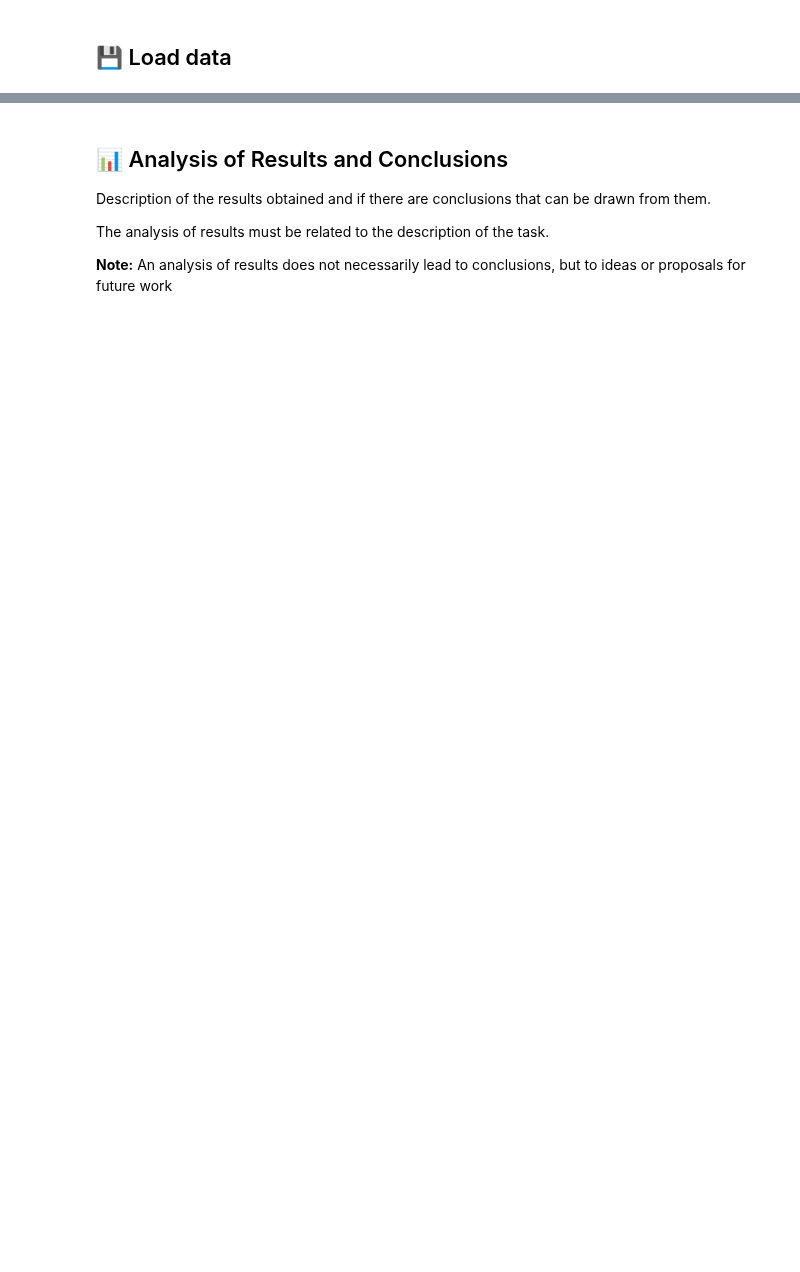
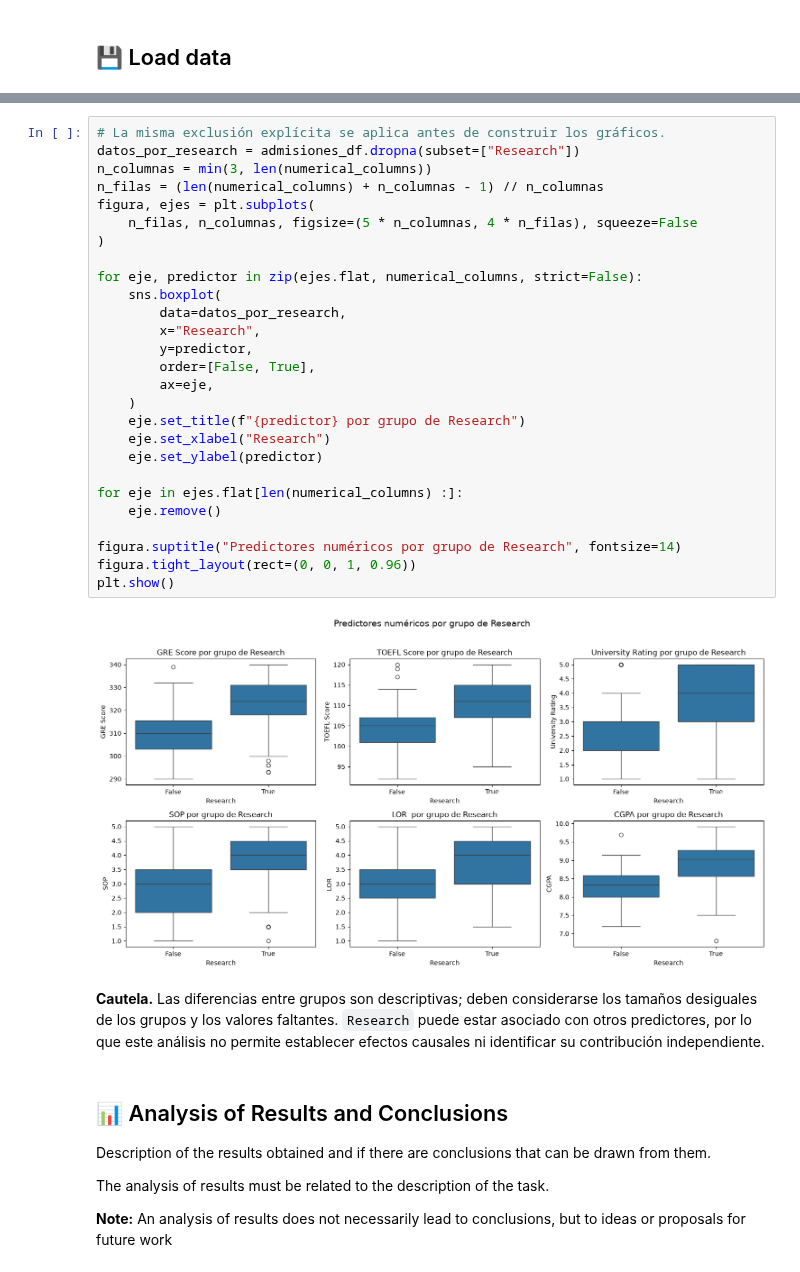
Before and after one commit to mangel477/Admisiones-predict-project, a Jupyter notebook: notebooks/3-analysis/03.Analisis-bivariable-MATR-2026-08-20.ipynb, the cells around one changed output, grey strips where cells are left out. Cells and saved outputs as stored; diff of their text form; blank space fills up the shorter version.

```diff
--- a/notebooks/3-analysis/03.Analisis-bivariable-MATR-2026-08-20.ipynb
+++ b/notebooks/3-analysis/03.Analisis-bivariable-MATR-2026-08-20.ipynb
@@ -21,3 +388,34 @@ General description of the notebook
+# %%
+# La misma exclusión explícita se aplica antes de construir los gráficos.
+datos_por_research = admisiones_df.dropna(subset=["Research"])
+n_columnas = min(3, len(numerical_columns))
+n_filas = (len(numerical_columns) + n_columnas - 1) // n_columnas
+figura, ejes = plt.subplots(
+    n_filas, n_columnas, figsize=(5 * n_columnas, 4 * n_filas), squeeze=False
+)
+
+for eje, predictor in zip(ejes.flat, numerical_columns, strict=False):
+    sns.boxplot(
+        data=datos_por_research,
+        x="Research",
+        y=predictor,
+        order=[False, True],
+        ax=eje,
+    )
+    eje.set_title(f"{predictor} por grupo de Research")
+    eje.set_xlabel("Research")
+    eje.set_ylabel(predictor)
+
+for eje in ejes.flat[len(numerical_columns) :]:
+    eje.remove()
+
+figura.suptitle("Predictores numéricos por grupo de Research", fontsize=14)
+figura.tight_layout(rect=(0, 0, 1, 0.96))
+plt.show()
+# %% [output]
+[figure, added]
+# %% [markdown]
+**Cautela.** Las diferencias entre grupos son descriptivas; deben considerarse los tamaños desiguales de los grupos y los valores faltantes. `Research` puede estar asociado con otros predictores, por lo que este análisis no permite establecer efectos causales ni identificar su contribución independiente.
 # %% [markdown]
 ## 📊 Analysis of Results and Conclusions
 
```
Also changed, not shown: parts of 35 cells of this notebook, 1 other file.
